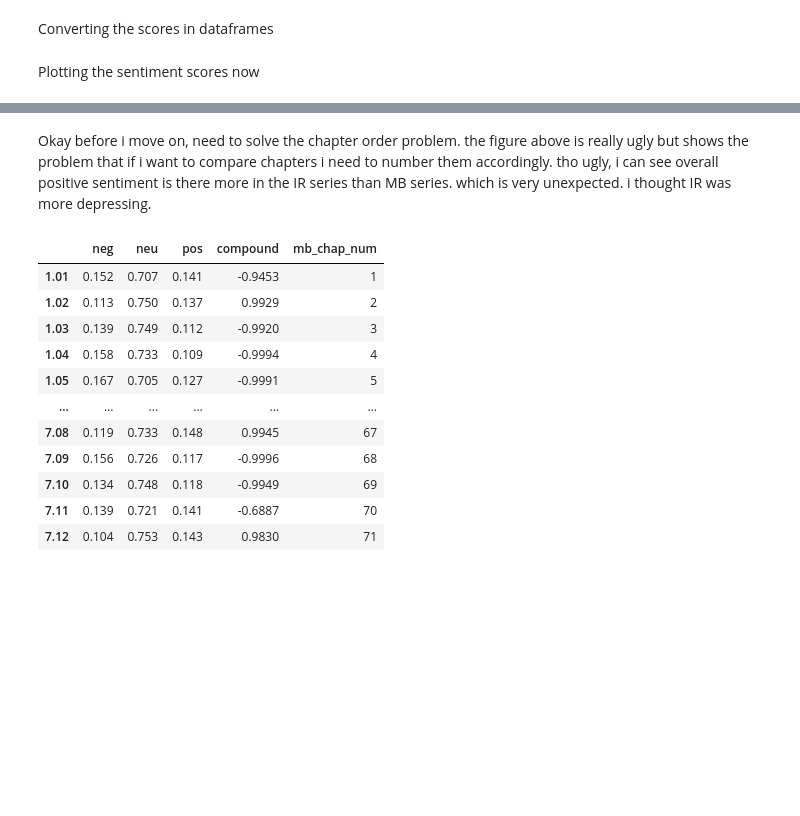
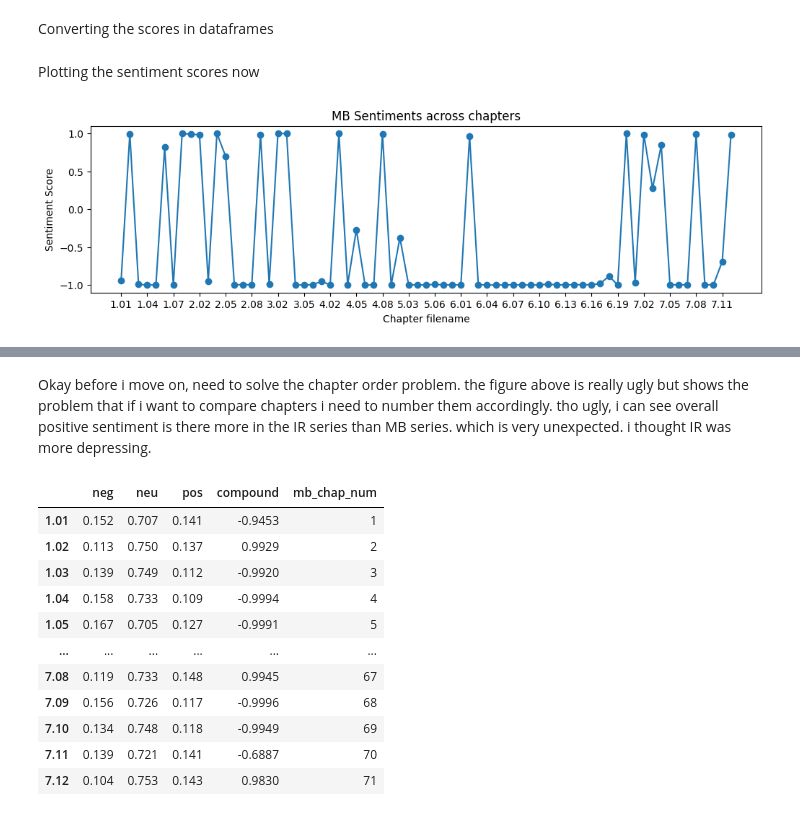
Before and after one commit to akankshazc/character_quiz_generator, a Jupyter notebook: 3_Data_Analysis/text_sentiment_analysis.ipynb, the cells around one changed output, grey strips where cells are left out. Cells and saved outputs as stored; diff of their text form; code cells hidden in the pictures; blank space fills up the shorter version.

```diff
--- a/3_Data_Analysis/text_sentiment_analysis.ipynb
+++ b/3_Data_Analysis/text_sentiment_analysis.ipynb
@@ -78,4 +78,18 @@ ir_sentiment_df = pd.DataFrame(ir_chapter_sentiments).T
 ir_sentiment_df.sort_index(inplace=True)
 # %% [markdown]
 Plotting the sentiment scores now
+# %%
+# MB series
+
+fig, ax = plt.subplots(figsize=(12, 3))
+
+ax.plot(mb_sentiment_df.index, mb_sentiment_df['compound'], marker='o')
+ax.set_title('MB Sentiments across chapters')
+ax.set_xlabel('Chapter filename')
+ax.set_ylabel('Sentiment Score')
+
+plt.xticks(np.arange(0, 72 , step=3),
+           [mb_sentiment_df.index[x] for x in range(0, 72, 3)]);
+# %% [output]
+[figure, added]
 # %%
```
Also changed, not shown: parts of 27 cells of this notebook.
